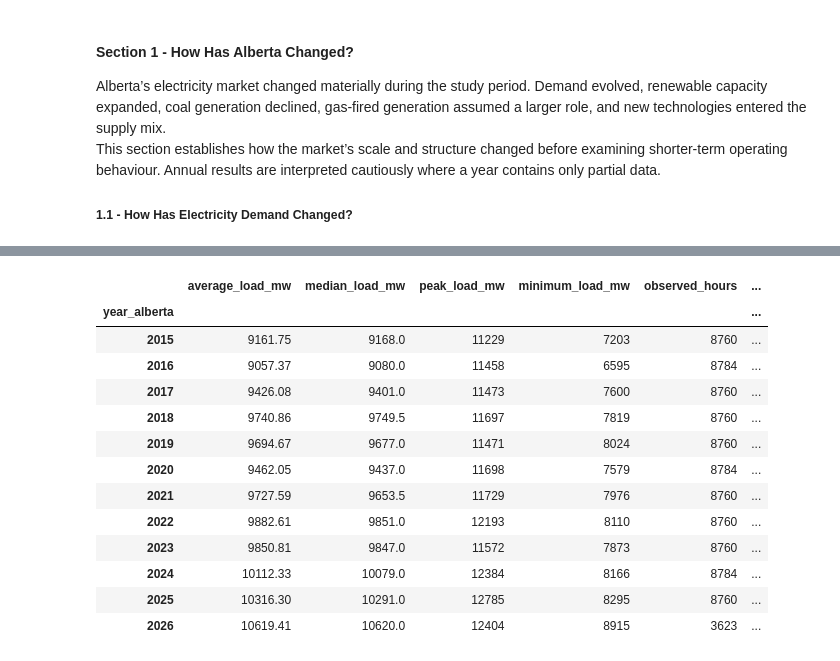
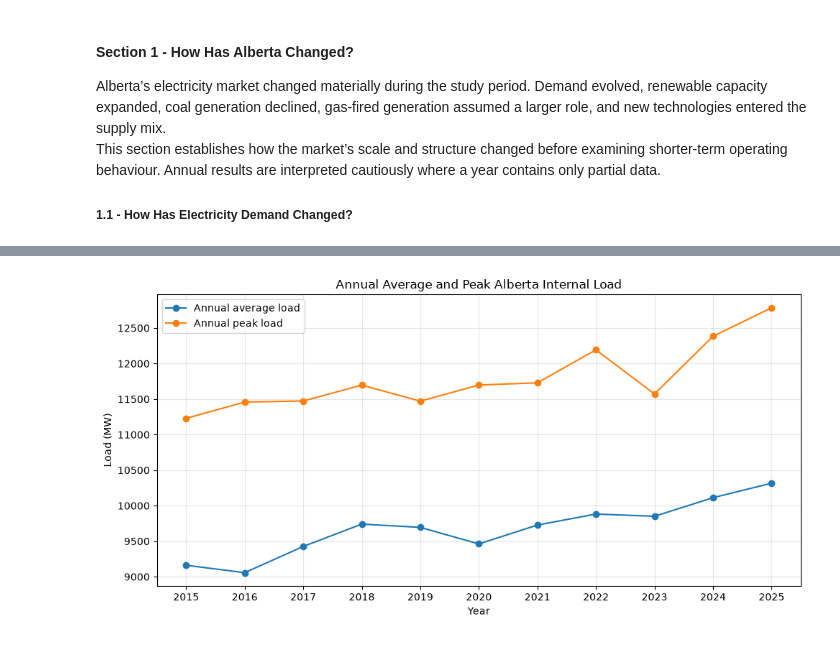
Before and after one commit to bhasein/alberta_power_markets_project, a Jupyter notebook: notebooks/01_Understanding_the_Alberta_Electricity_Market.ipynb, the cells around one changed output, grey strips where cells are left out. Cells and saved outputs as stored; diff of their text form; code cells hidden in the pictures.

Commit message:
Update Alberta market analysis notebook

```diff
--- a/notebooks/01_Understanding_the_Alberta_Electricity_Market.ipynb
+++ b/notebooks/01_Understanding_the_Alberta_Electricity_Market.ipynb
@@ -460,0 +581,6 @@ Columns with missing values: 202 / 452
+# %%
+complete_years = annual_coverage.index[
+    annual_coverage["substantially_complete"]
+].tolist()
+
+print("Substantially complete years:", complete_years)
@@ -586,51 +637,38 @@ Substantially complete Alberta years: [2015, 2016, 2017, 2018, 2019, 2020, 2021,
 # %%
-# =============================================================================
-# Annual Alberta Internal Load summary
-# =============================================================================
+# ================================================================
+# Monthly Demand Evolution
+# ================================================================
 
-annual_load = (
-    demand.groupby('year_alberta')[load_col].agg(
-        average_load_mw='mean',
-        median_load_mw = 'median',
-        peak_load_mw = 'max',
-        minimum_load_mw = 'min',
-        observed_hours = 'size',
-    )
+plot_df = (
+    annual_load
+    .reindex(complete_years)
+    .dropna(subset = ['average_load_mw', 'peak_load_mw'])
 )
 
-# Since the data are hourly, summing MW observations produces MWh.
-# Dividing by 1,000,000 converts MWh to TWh.
-annual_load['annual_energy_twh'] = (
-    demand.groupby('year_alberta')[load_col].sum() / 1_000_000
+fig, ax = plt.subplots(figsize = (10, 5))
+
+ax.plot(
+    plot_df.index,
+    plot_df['average_load_mw'],
+    marker = 'o',
+    label = 'Annual average load',
 )
 
-annual_load['average_load_growth_pct'] = (
-    annual_load['average_load_mw'].pct_change() * 100
+ax.plot(
+    plot_df.index,
+    plot_df['peak_load_mw'],
+    marker = 'o',
+    label = 'Annual peak load',
 )
 
-annual_load = annual_load.join(
-    annual_demand_coverage[
-        [
-            'coverage_pct',
-            'fully_complete',
-            'substantially_complete',
-        ]
-    ]
-)
+ax.set_title('Annual Average and Peak Alberta Internal Load')
+ax.set_xlabel('Year')
+ax.set_ylabel('Load (MW)')
+ax.set_xticks(plot_df.index)
+ax.legend()
+ax.grid(alpha = 0.3)
 
-annual_load.round(2)
+plt.tight_layout()
+plt.show()
 # %% [output]
-|  | average_load_mw | median_load_mw | peak_load_mw | minimum_load_mw | observed_hours | ... |
-| year_alberta |  |  |  |  |  | ... |
-| 2015 | 9161.75 | 9168.0 | 11229 | 7203 | 8760 | ... |
-| 2016 | 9057.37 | 9080.0 | 11458 | 6595 | 8784 | ... |
-| 2017 | 9426.08 | 9401.0 | 11473 | 7600 | 8760 | ... |
-| 2018 | 9740.86 | 9749.5 | 11697 | 7819 | 8760 | ... |
-| 2019 | 9694.67 | 9677.0 | 11471 | 8024 | 8760 | ... |
-| 2020 | 9462.05 | 9437.0 | 11698 | 7579 | 8784 | ... |
-| 2021 | 9727.59 | 9653.5 | 11729 | 7976 | 8760 | ... |
-| 2022 | 9882.61 | 9851.0 | 12193 | 8110 | 8760 | ... |
-| 2023 | 9850.81 | 9847.0 | 11572 | 7873 | 8760 | ... |
-| 2024 | 10112.33 | 10079.0 | 12384 | 8166 | 8784 | ... |
-| 2025 | 10316.30 | 10291.0 | 12785 | 8295 | 8760 | ... |
-| 2026 | 10619.41 | 10620.0 | 12404 | 8915 | 3623 | ... |
+[figure, added]
```
Also changed, not shown: parts of 52 cells of this notebook.
